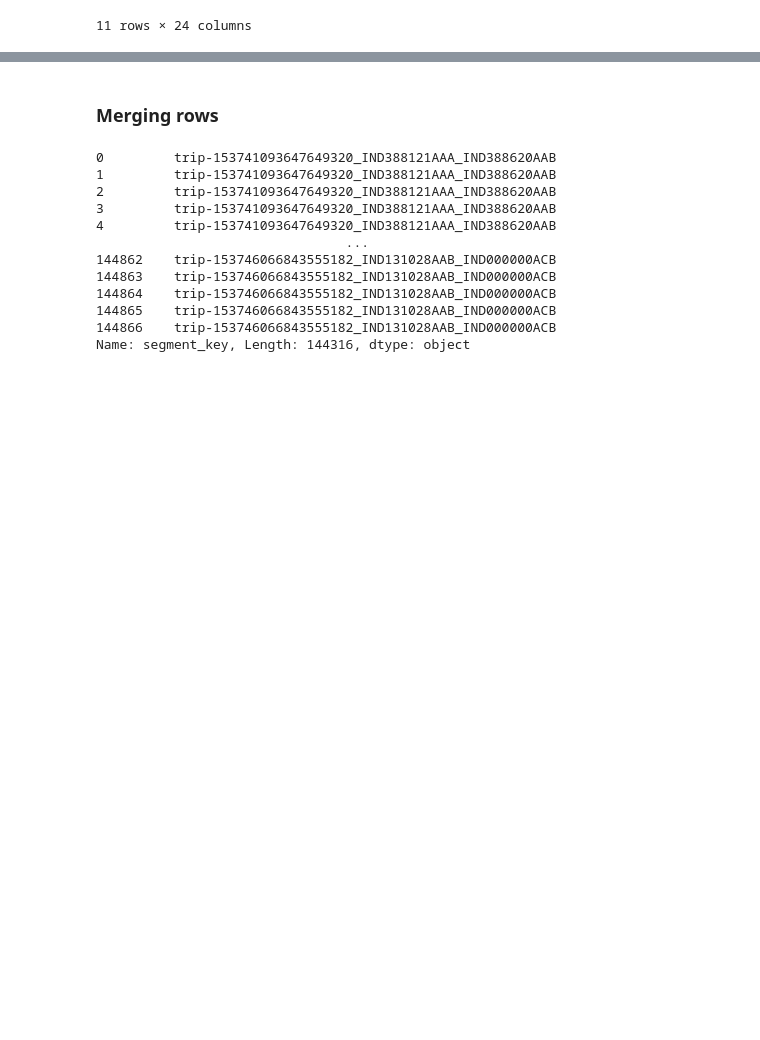
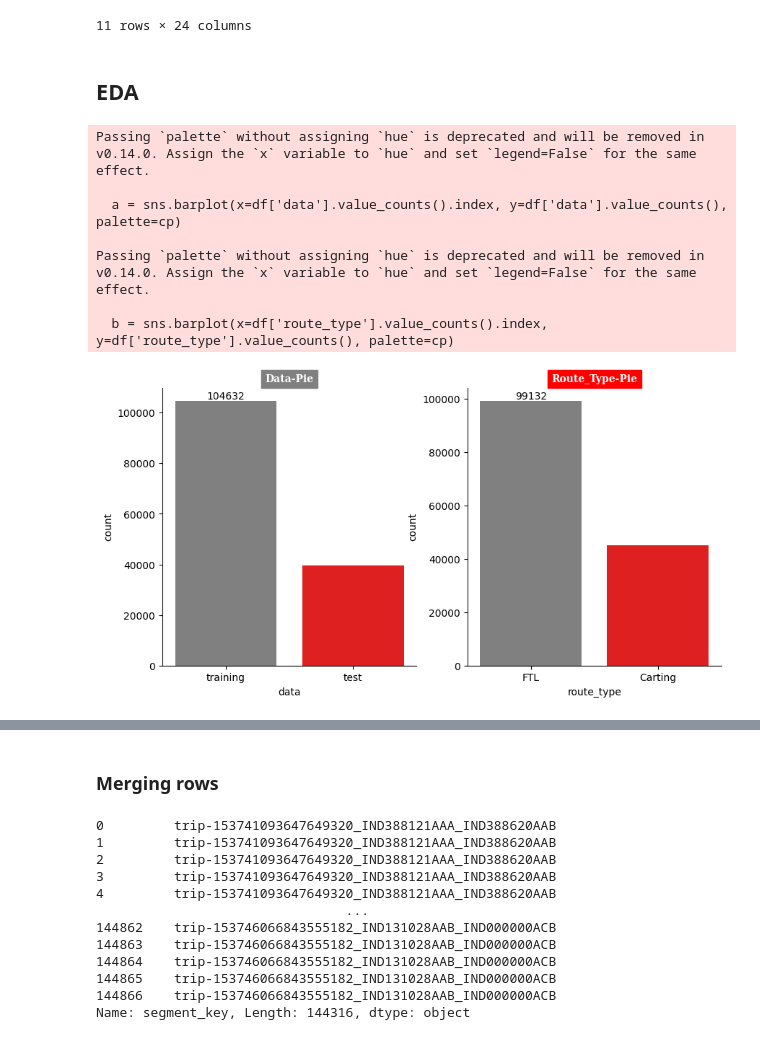
Before and after one commit to mohithsaran/DelhiveryBC, a Jupyter notebook: DelhiveryBC.ipynb, the cells around one changed output, grey strips where cells are left out. Cells and saved outputs as stored; diff of their text form; code cells hidden in the pictures; blank space fills up the shorter version.

```diff
--- a/DelhiveryBC.ipynb
+++ b/DelhiveryBC.ipynb
@@ -242,3 +242,5 @@ df.describe(include='all')
 | max | NaN | 2018-10-03 23:59:42.701692 | NaN | NaN | NaN | NaN | NaN | ... |
 | std | NaN | NaN | NaN | NaN | NaN | NaN | NaN | ... |
 11 rows × 24 columns
+# %% [markdown]
+## **EDA**
@@ -244,0 +249,22 @@ df.describe(include='all')
+# %%
+plt.figure(figsize=(10,5))
+plt.subplot(121)
+a = sns.barplot(x=df['data'].value_counts().index, y=df['data'].value_counts(), palette=cp)
+a.bar_label(a.containers[0], label_type='edge',fmt='%d')
+plt.title('Data-Pie',fontsize=10,fontfamily='serif',fontweight='bold',backgroundcolor=cp[0],color='w')
+
+plt.subplot(122)
+b = sns.barplot(x=df['route_type'].value_counts().index, y=df['route_type'].value_counts(), palette=cp)
+b.bar_label(b.containers[0], label_type='edge',fmt='%d')
+plt.title('Route_Type-Pie',fontsize=10,fontfamily='serif',fontweight='bold',backgroundcolor=cp[1],color='w')
+sns.despine()
+plt.show()
+# %% [output]
+Passing `palette` without assigning `hue` is deprecated and will be removed in v0.14.0. Assign the `x` variable to `hue` and set `legend=False` for the same effect.
+
+  a = sns.barplot(x=df['data'].value_counts().index, y=df['data'].value_counts(), palette=cp)
+
+Passing `palette` without assigning `hue` is deprecated and will be removed in v0.14.0. Assign the `x` variable to `hue` and set `legend=False` for the same effect.
+
+  b = sns.barplot(x=df['route_type'].value_counts().index, y=df['route_type'].value_counts(), palette=cp)
+[figure, added]
```
Also changed, not shown: parts of 32 cells of this notebook.
